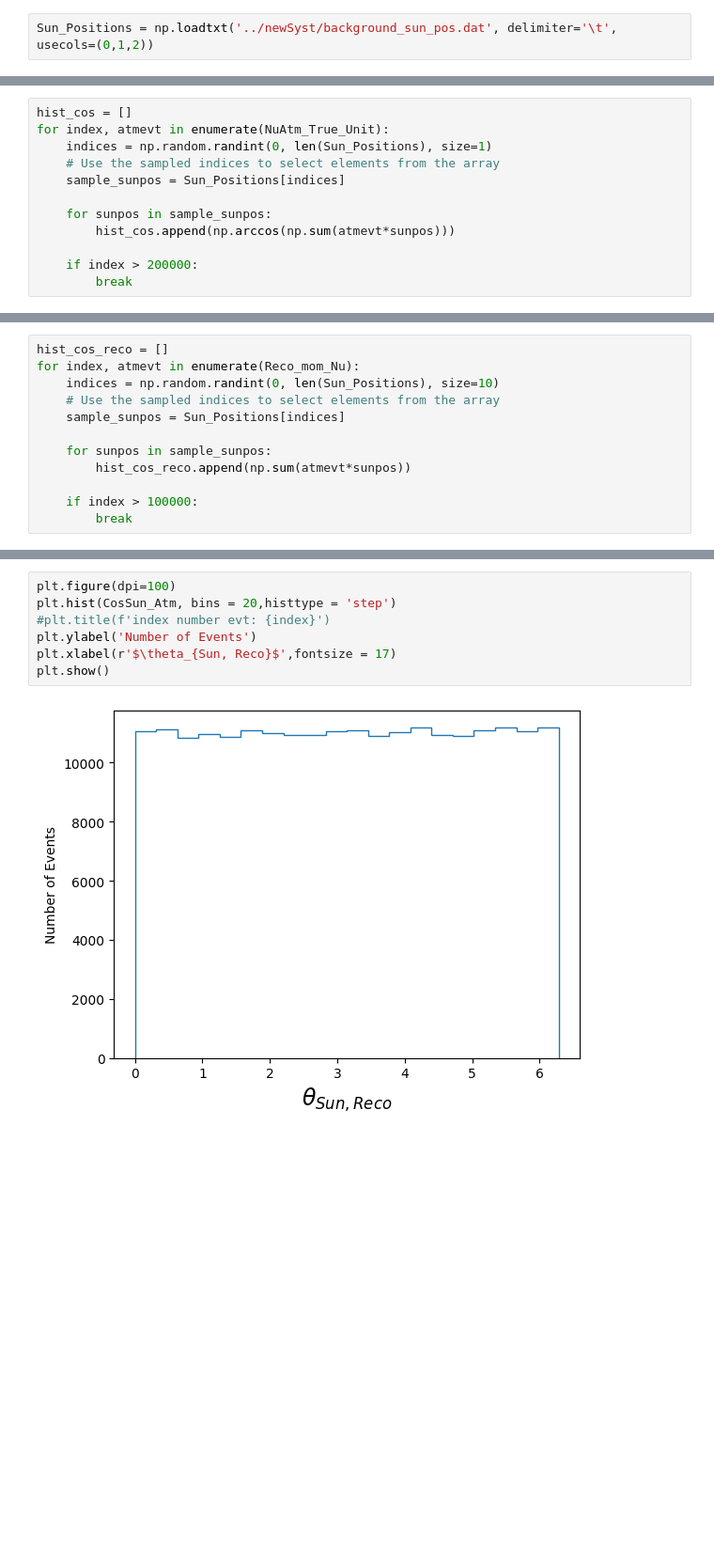
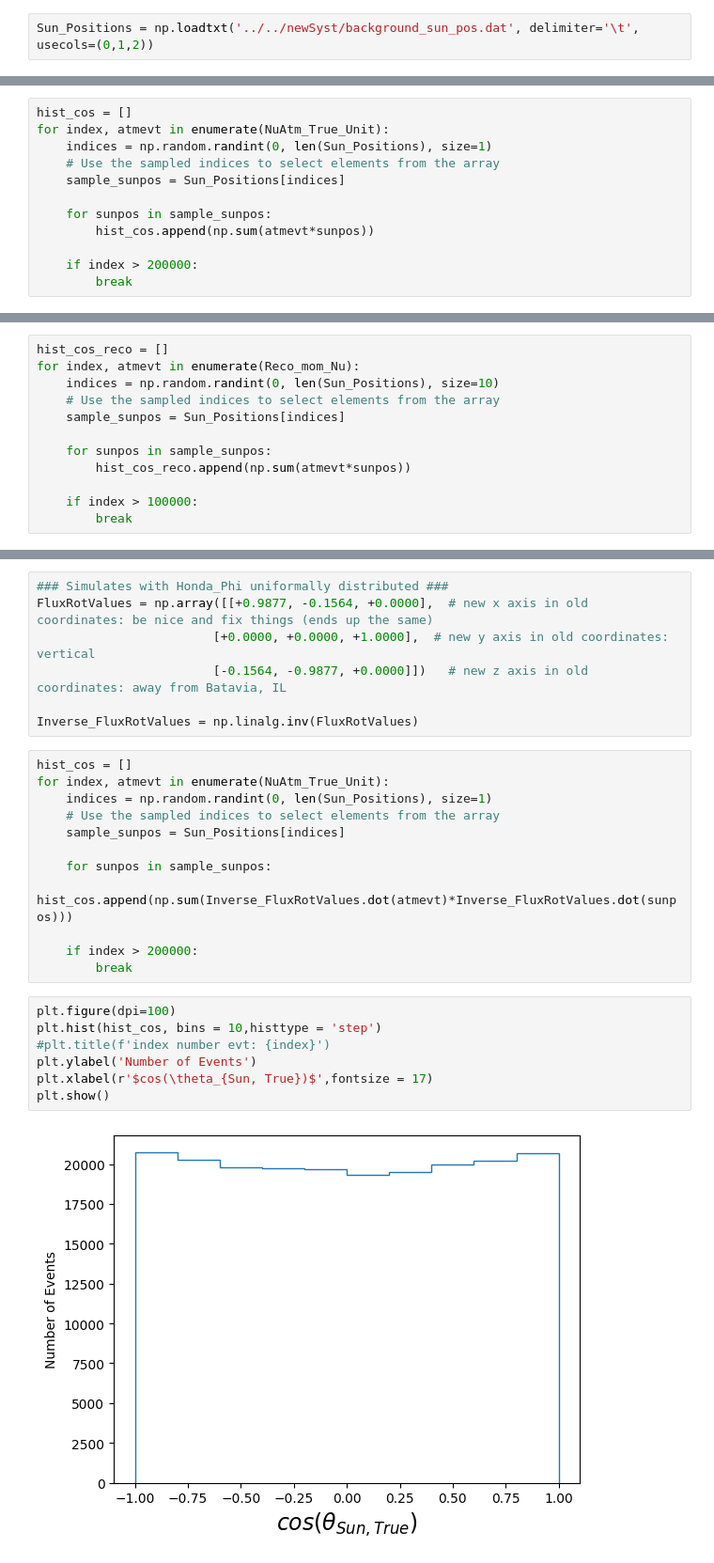
Before and after one commit to lperes-ufrj/UpperLimitCode, a Jupyter notebook: FinalPlots/AngPlots.ipynb, the cells around one changed output, grey strips where cells are left out. Shown: that part at 94% size. Cells and saved outputs as stored; diff of their text form; blank space fills up the shorter version.

Commit message:
honda flux comparison added

```diff
--- a/FinalPlots/AngPlots.ipynb
+++ b/FinalPlots/AngPlots.ipynb
@@ -172,7 +172,7 @@ plt.show()
 # %% [output]
 [figure]
 # %%
-Sun_Positions = np.loadtxt('../newSyst/background_sun_pos.dat', delimiter='\t', usecols=(0,1,2))
+Sun_Positions = np.loadtxt('../../newSyst/background_sun_pos.dat', delimiter='\t', usecols=(0,1,2))
 # %%
 PlotSunDirection = []
 Phi_Theta_NuMom_Unit = [PlotSunDirection.append((math.atan2(SunPos[1], SunPos[0]), math.acos(SunPos[2]))) for SunPos in Sun_Positions]
@@ -221,7 +221,7 @@ for index, atmevt in enumerate(NuAtm_True_Unit):
     sample_sunpos = Sun_Positions[indices]
 
     for sunpos in sample_sunpos:
-        hist_cos.append(np.arccos(np.sum(atmevt*sunpos)))
+        hist_cos.append(np.sum(atmevt*sunpos))
 
     if index > 200000:
         break
@@ -292,9 +314,28 @@ nSimulatedEvtsReco_atm
+# %%
+### Simulates with Honda_Phi uniformally distributed ###
+FluxRotValues = np.array([[+0.9877, -0.1564, +0.0000],  # new x axis in old coordinates: be nice and fix things (ends up the same)
+                        [+0.0000, +0.0000, +1.0000],  # new y axis in old coordinates: vertical
+                        [-0.1564, -0.9877, +0.0000]])   # new z axis in old coordinates: away from Batavia, IL
+
+Inverse_FluxRotValues = np.linalg.inv(FluxRotValues)
+# %%
+hist_cos = []
+for index, atmevt in enumerate(NuAtm_True_Unit):
+    indices = np.random.randint(0, len(Sun_Positions), size=1)
+    # Use the sampled indices to select elements from the array
+    sample_sunpos = Sun_Positions[indices]
+
+    for sunpos in sample_sunpos:
+        hist_cos.append(np.sum(Inverse_FluxRotValues.dot(atmevt)*Inverse_FluxRotValues.dot(sunpos)))
+
+    if index > 200000:
+        break
 # %%
 plt.figure(dpi=100)
-plt.hist(CosSun_Atm, bins = 20,histtype = 'step')
+plt.hist(hist_cos, bins = 10,histtype = 'step')
 #plt.title(f'index number evt: {index}')
 plt.ylabel('Number of Events')
-plt.xlabel(r'$\theta_{Sun, Reco}$',fontsize = 17)
+plt.xlabel(r'$cos(\theta_{Sun, True})$',fontsize = 17)
 plt.show()
 # %% [output]
-[figure, old version]
+[figure, new version]
```
Also changed, not shown: parts of 13 cells of this notebook, 4 other files.
